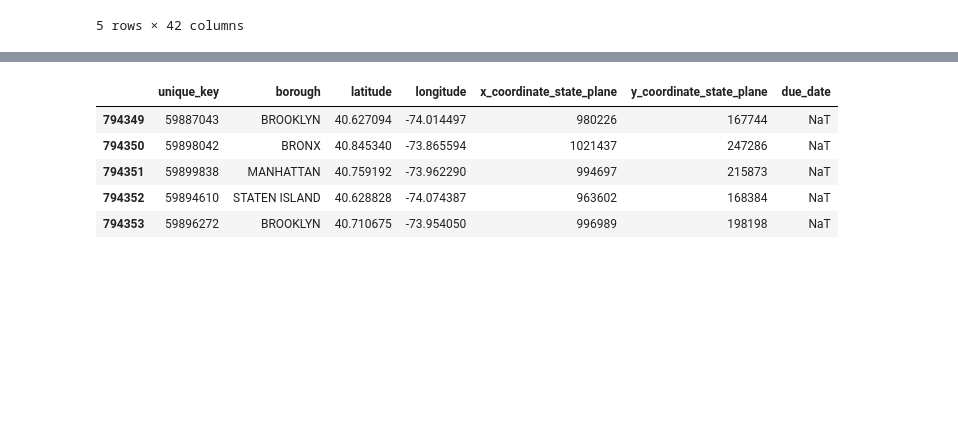
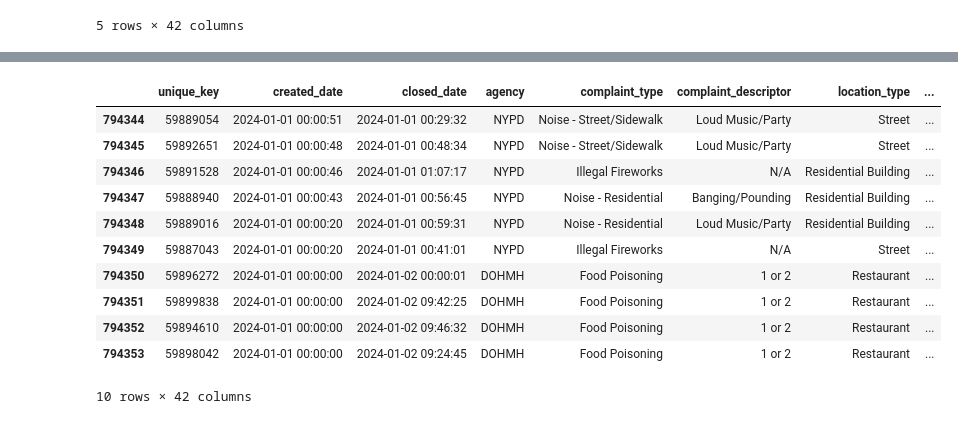
Before and after one commit to ajones1010/NYC-311-Analysis, a Jupyter notebook: nyc_311.ipynb, the cells around one changed output, grey strips where cells are left out. Cells and saved outputs as stored; diff of their text form; code cells hidden in the pictures; blank space fills up the shorter version.

```diff
--- a/nyc_311.ipynb
+++ b/nyc_311.ipynb
@@ -272,0 +314,22 @@ Index(['unique_key', 'created_date', 'closed_date', 'agency', 'agency_name',
+# %%
+#Use a list comprehension to add "cmpT" to each complaints_ids_number as complaint_id and complaint_type as complaint_type
+complaints_ids = ["cmpT" + str(complaint_id) for complaint_id in complaints_ids_numbers]
+
+#Use a list comprehension to add "brgh" to each boroughs_ids_number as complaint_id and complaint_type as complaint_type
+boroughs_ids = ['brgh' + str(borough_id) for borough_id in boroughs_ids_numbers]
+# %%
+# Create a borough DataFrame for the borough_ids
+
+boroughs_df = pd.DataFrame({
+    "borough_id": boroughs_ids,
+    "borough" : boroughs
+})
+
+# Create a category DataFrame for the complaints_ids
+
+complaints_df = pd.DataFrame({
+    "complaint_id": complaints_ids,
+    "complaint_type" : complaint_type
+})
+boroughs_df.head()
+complaints_df.tail()
@@ -306,14 +382,6 @@ nyc311_service_line = copy_311service_request[['unique_key', 'created_date', 'cl
 # %%
 # # Convert the created_date, closed_date, due_date, and resolution_action_updated_date  columns to datetime format
 
-# nyc311_service_line['created_date'] = pd.to_datetime(nyc311_service_line['created_date'])
-# nyc311_service_line['closed_date'] = pd.to_datetime(nyc311_service_line['closed_date'])
-# nyc311_service_line[ 'due_date'] = pd.to_datetime(nyc311_service_line['due_date'])
-# nyc311_service_line['resolution_action_updated_date'] = pd.to_datetime(nyc311_service_line['resolution_action_updated_date'])
-
-# #using loc function to avoid SettingWithCopyWarning
-
-# Convert date columns to datetime format
 date_columns = ['created_date', 'closed_date', 'due_date', 'resolution_action_updated_date']
 for col in date_columns:
-    nyc311_service_line.loc[:,col] = pd.to_datetime(nyc311_service_line[col])
+    nyc311_service_line[col] = pd.to_datetime(nyc311_service_line[col])
@@ -326,12 +412,12 @@ for float_column in float_columns:
 # # Convert y_coordinate_state_plane and x_coordinate_state_plane columns to integer format
 int_columns = ['y_coordinate_state_plane', 'x_coordinate_state_plane']
 for int_column in int_columns:
-    nyc311_service_line[int_column] = nyc311_service_line[int_column].astype(int)
+    nyc311_service_line[int_column] = nyc311_service_line[int_column].notnull().astype(int)
 
 #convert incident_zip and unique_key to integer columns
-integers_columns = [ 'incident_zip', 'unique_key'] # here we have the columns without Nan values
+integers_columns = [ 'incident_zip'] # here we have the columns without Nan values
 for integer_columns in integers_columns:
-    nyc311_service_line[integer_columns] = nyc311_service_line[integer_columns].fillna(0).astype(int)
+    nyc311_service_line[integer_columns] = nyc311_service_line[integer_columns].notnull().astype(int)
 # %% [output]
 A value is trying to be set on a copy of a slice from a DataFrame.
 Try using .loc[row_indexer,col_indexer] = value instead
@@ -400,12 +460,20 @@ nyc311_service_line.head()
-# %%
-# Create the nyc311 location dataframe
-nyc311_location =nyc311_service_line[['unique_key', 'borough', 'latitude', 'longitude', 'x_coordinate_state_plane', 'y_coordinate_state_plane','due_date']]
-nyc311_location.tail()
-# %% [output]
-|  | unique_key | borough | latitude | longitude | x_coordinate_state_plane | y_coordinate_state_plane | due_date |
-| 794349 | 59887043 | BROOKLYN | 40.627094 | -74.014497 | 980226 | 167744 | NaT |
-| 794350 | 59898042 | BRONX | 40.845340 | -73.865594 | 1021437 | 247286 | NaT |
-| 794351 | 59899838 | MANHATTAN | 40.759192 | -73.962290 | 994697 | 215873 | NaT |
-| 794352 | 59894610 | STATEN ISLAND | 40.628828 | -74.074387 | 963602 | 168384 | NaT |
-| 794353 | 59896272 | BROOKLYN | 40.710675 | -73.954050 | 996989 | 198198 | NaT |
+# %%
+# Merge the campaign_df with the category_df on the "category" column and
+# the subcategory_df on the "subcategory" column.
+
+nyc311_merged_df = nyc311_service_line.merge(complaints_df, on='complaint_type', how='left').merge(boroughs_df, on='borough', how='left')
+nyc311_merged_df.tail(10)
+# %% [output]
+|  | unique_key | created_date | closed_date | agency | complaint_type | complaint_descriptor | location_type | ... |
+| 794344 | 59889054 | 2024-01-01 00:00:51 | 2024-01-01 00:29:32 | NYPD | Noise - Street/Sidewalk | Loud Music/Party | Street | ... |
+| 794345 | 59892651 | 2024-01-01 00:00:48 | 2024-01-01 00:48:34 | NYPD | Noise - Street/Sidewalk | Loud Music/Party | Street | ... |
+| 794346 | 59891528 | 2024-01-01 00:00:46 | 2024-01-01 01:07:17 | NYPD | Illegal Fireworks | N/A | Residential Building | ... |
+| 794347 | 59888940 | 2024-01-01 00:00:43 | 2024-01-01 00:56:45 | NYPD | Noise - Residential | Banging/Pounding | Residential Building | ... |
+| 794348 | 59889016 | 2024-01-01 00:00:20 | 2024-01-01 00:59:31 | NYPD | Noise - Residential | Loud Music/Party | Residential Building | ... |
+| 794349 | 59887043 | 2024-01-01 00:00:20 | 2024-01-01 00:41:01 | NYPD | Illegal Fireworks | N/A | Street | ... |
+| 794350 | 59896272 | 2024-01-01 00:00:00 | 2024-01-02 00:00:01 | DOHMH | Food Poisoning | 1 or 2 | Restaurant | ... |
+| 794351 | 59899838 | 2024-01-01 00:00:00 | 2024-01-02 09:42:25 | DOHMH | Food Poisoning | 1 or 2 | Restaurant | ... |
+| 794352 | 59894610 | 2024-01-01 00:00:00 | 2024-01-02 09:46:32 | DOHMH | Food Poisoning | 1 or 2 | Restaurant | ... |
+| 794353 | 59898042 | 2024-01-01 00:00:00 | 2024-01-02 09:24:45 | DOHMH | Food Poisoning | 1 or 2 | Restaurant | ... |
+10 rows × 42 columns
 # %%
```
Also changed, not shown: parts of 42 cells of this notebook, 6 other files.
